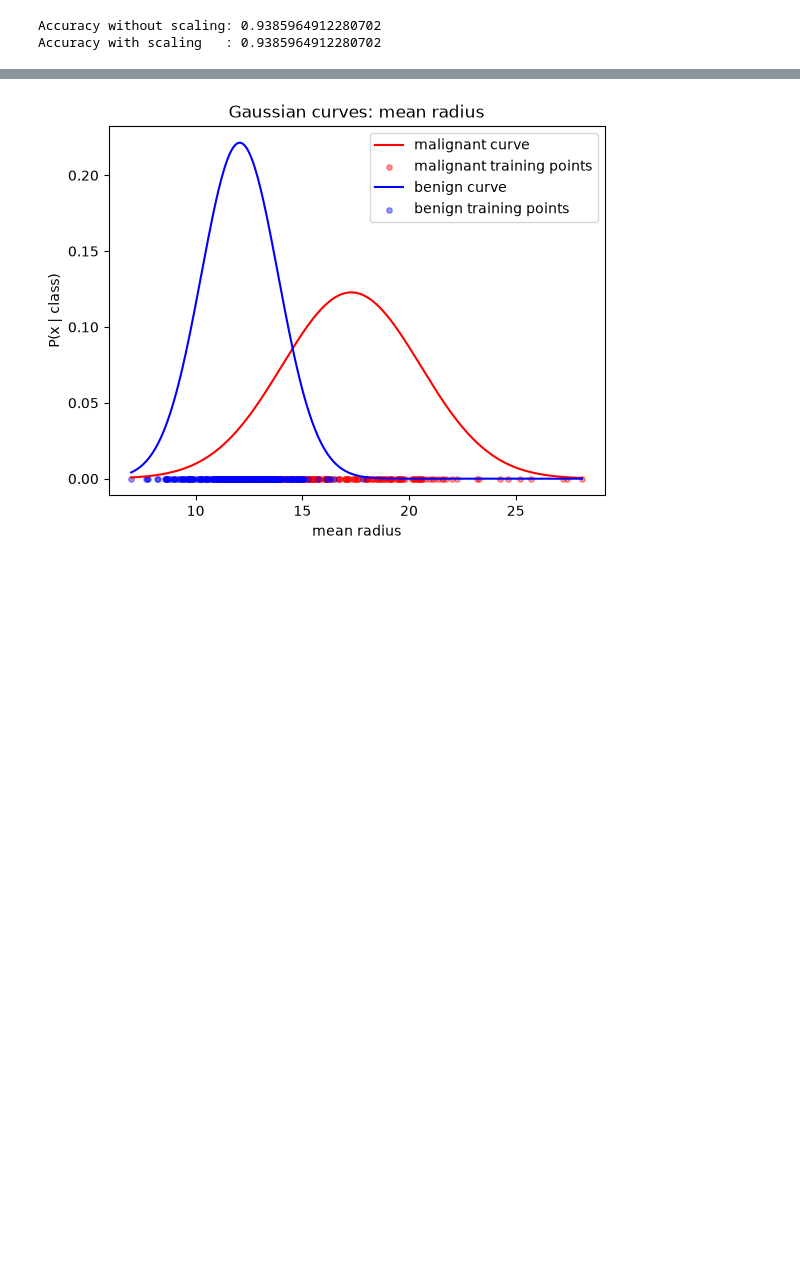
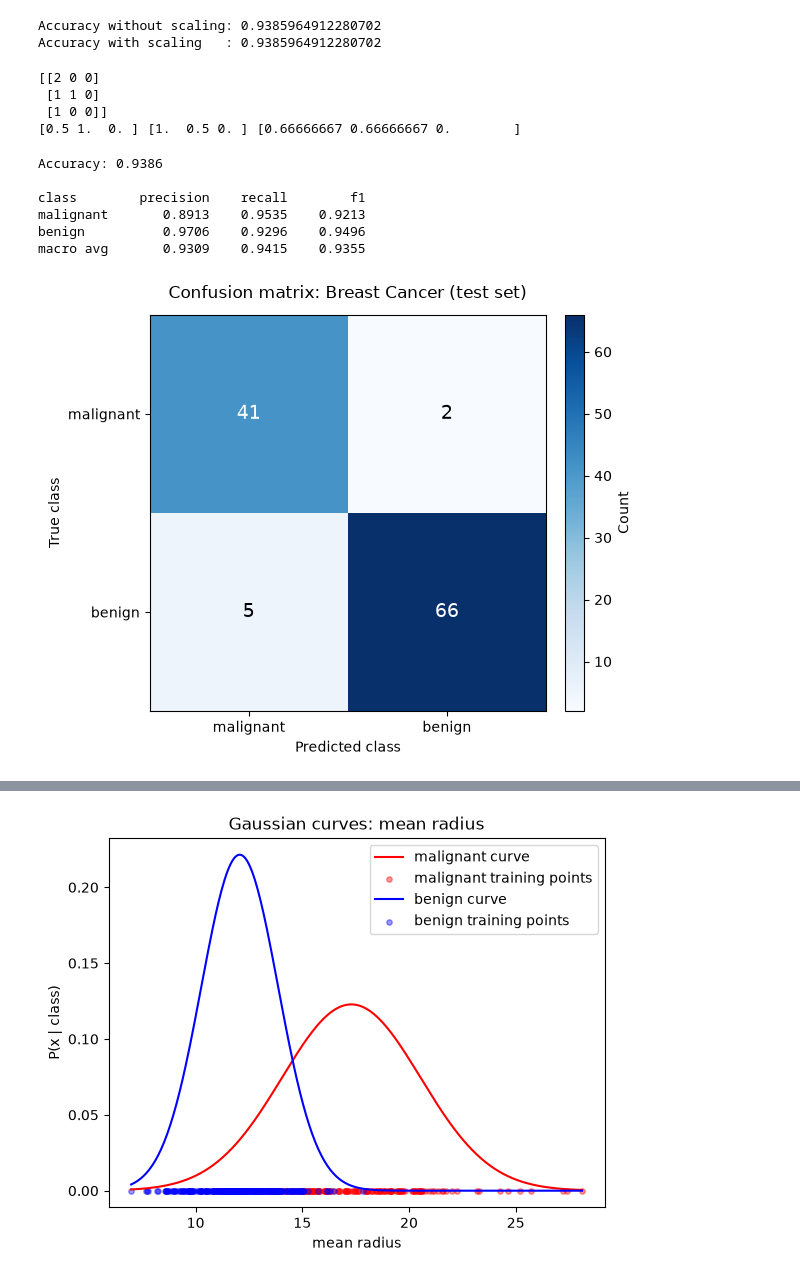
Before and after one commit to Jana-ctrl-s/Gaussian-Naive-Bayes-from-Scratch, a Jupyter notebook: GNB_20240759_20240650.ipynb, the cells around one changed output, grey strips where cells are left out. Cells and saved outputs as stored; diff of their text form; code cells hidden in the pictures; blank space fills up the shorter version.

```diff
--- a/GNB_20240759_20240650.ipynb
+++ b/GNB_20240759_20240650.ipynb
@@ -338,0 +342,3 @@ Accuracy with scaling   : 0.9385964912280702
+# %%
+feature_names = data.feature_names
+class_names = data.target_names   # ['malignant', 'benign']
@@ -338,0 +393,34 @@ Accuracy with scaling   : 0.9385964912280702
+# %%
+yt = np.array([0, 0, 1, 1, 2]); yp = np.array([0, 0, 0, 1, 0])
+r = precision_recall_f1(yt, yp, [0, 1, 2])
+print(confusion_matrix(yt, yp, [0, 1, 2]))
+print(r["precision"], r["recall"], r["f1"])   # class 2 never predicted -> 0, no crash
+# %% [output]
+[[2 0 0]
+ [1 1 0]
+ [1 0 0]]
+[0.5 1.  0. ] [1.  0.5 0. ] [0.66666667 0.66666667 0.        ]
+# %%
+gnb = GaussianNaiveBayes(var_smoothing=1e-9).fit(X_train, y_train)
+y_pred = gnb.predict(X_test)
+classes = gnb.classes_
+
+acc = accuracy(y_test, y_pred)
+cm = confusion_matrix(y_test, y_pred, classes)
+res = precision_recall_f1(y_test, y_pred, classes)
+
+print(f"Accuracy: {acc:.4f}\n")
+print(f"{'class':<12}{'precision':>10}{'recall':>10}{'f1':>10}")
+for i, c in enumerate(classes):
+    print(f"{class_names[c]:<12}{res['precision'][i]:>10.4f}{res['recall'][i]:>10.4f}{res['f1'][i]:>10.4f}")
+m = res["macro"]
+print(f"{'macro avg':<12}{m['precision']:>10.4f}{m['recall']:>10.4f}{m['f1']:>10.4f}")
+plot_confusion(cm, [class_names[c] for c in classes], "Confusion matrix: Breast Cancer (test set)")
+# %% [output]
+Accuracy: 0.9386
+
+class        precision    recall        f1
+malignant       0.8913    0.9535    0.9213
+benign          0.9706    0.9296    0.9496
+macro avg       0.9309    0.9415    0.9355
+[figure, added]
```
Also changed, not shown: parts of 9 cells of this notebook.
